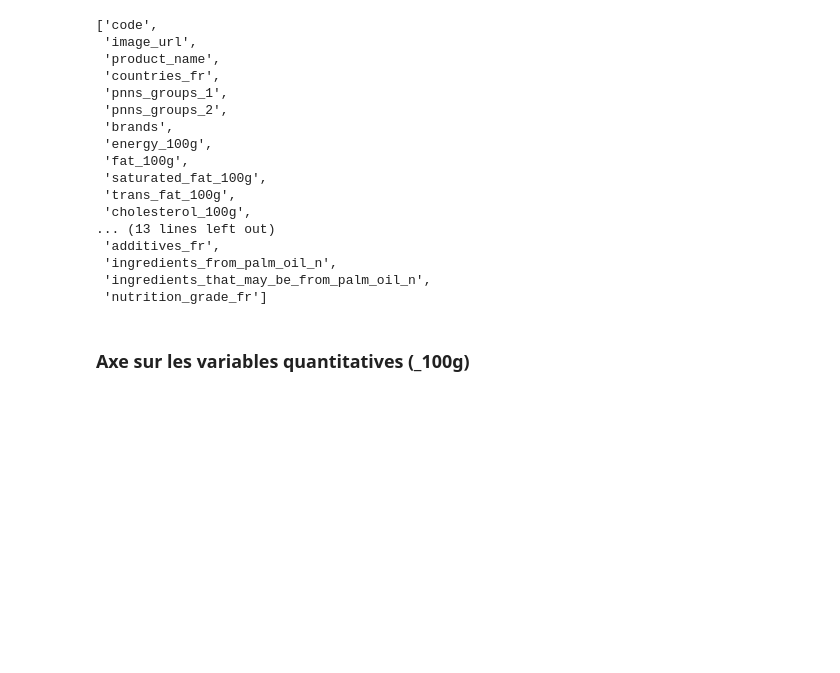
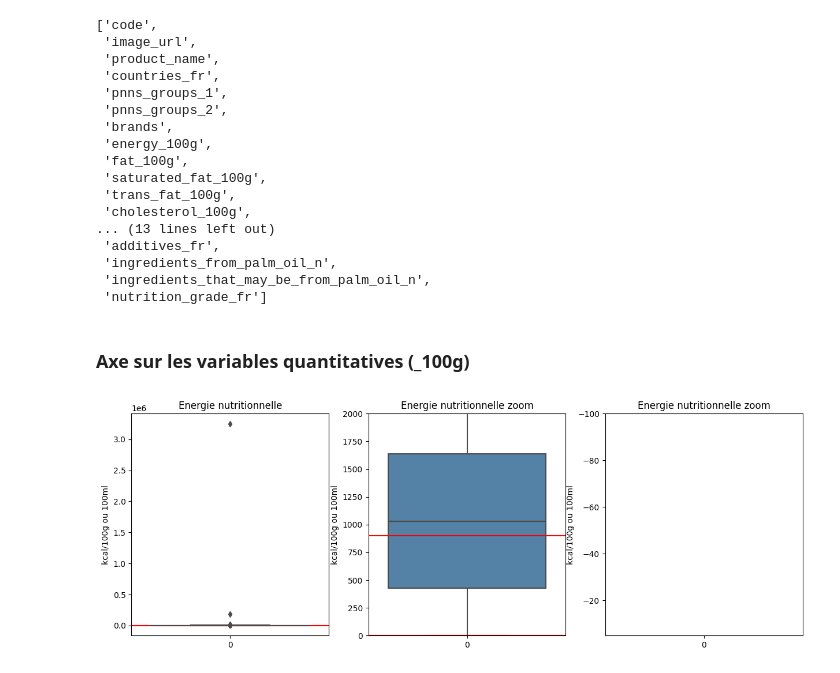
Before and after one commit to TheoChastrePradat/OC_DataScientist_P3, a Jupyter notebook: Projet_3/Script/OpenFoodFacts.ipynb, the cells around one changed output. Cells and saved outputs as stored; diff of their text form; code cells hidden in the pictures; blank space fills up the shorter version.

Commit message:
update OpenFoodFact
add function for visualization with box plot

```diff
--- a/Projet_3/Script/OpenFoodFacts.ipynb
+++ b/Projet_3/Script/OpenFoodFacts.ipynb
@@ -956,7 +956,46 @@ data_retained.columns.unique().tolist()
  'nutrition_grade_fr']
 # %% [markdown]
 ### Axe sur les variables quantitatives (_100g)
+# %%
+# fonction pour visualiser au mieux les variables quantitatives avec une box plot
+
+def box_plot(dataframe, variable, title, y_upper_lower_zoom, y_upper_up_zoom, y_lower_zoom, y_lower_up_zoom, unite, lower_limit, upper_limit):
+
+    plt.figure(figsize=(15, 5))
+
+    plt.subplot(1, 3, 1)
+    sns.boxplot(data=dataframe[variable], color='SteelBlue')
+    plt.title(title)
+
+    plt.ylabel(unite + '/100g ou 100ml')
+    plt.xlabel = ''
+    plt.axhline(y=upper_limit, color='r')
+    plt.axhline(y=lower_limit, color='r')
+
+    plt.subplot(1, 3, 2)
+    sns.boxplot(data=dataframe[variable], color='SteelBlue')
+    plt.title(title + ' zoom')
+    plt.ylim([y_upper_lower_zoom, y_upper_up_zoom])
+    plt.ylabel(unite + '/100g ou 100ml')
+    plt.xlabel = ''
+    plt.axhline(y=upper_limit, color='r')
+    plt.axhline(y=lower_limit, color='r')
+    plt.axhline(y=0, color='r')
+
+    plt.subplot(1, 3, 3)
+    sns.boxplot(data=dataframe[variable], color='SteelBlue')
+    plt.title(title + ' zoom')
+    plt.ylim([y_lower_zoom, y_lower_up_zoom])
+    plt.ylabel(unite + '/100g ou 100ml')
+    plt.xlabel = ''
+    plt.axhline(y=upper_limit, color='r')
+    plt.axhline(y=lower_limit, color='r')
+    plt.show()
 # %%
 # energy_100g (energie nutritionnelle en kcal pour 100g)
 # Les glucides ou les protéines fournissent 4 kcal par gramme,
 # les lipides 9 kcal par gramme. Le maximum de calories pour 100 grammes serait 900 kcal pour un produit 100% composé de lipides.
+
+box_plot(data_retained, 'energy_100g', 'Energie nutritionnelle', 0, 2000, -5, -100, 'kcal', 0, 900)
+# %% [output]
+[figure, added]
```
